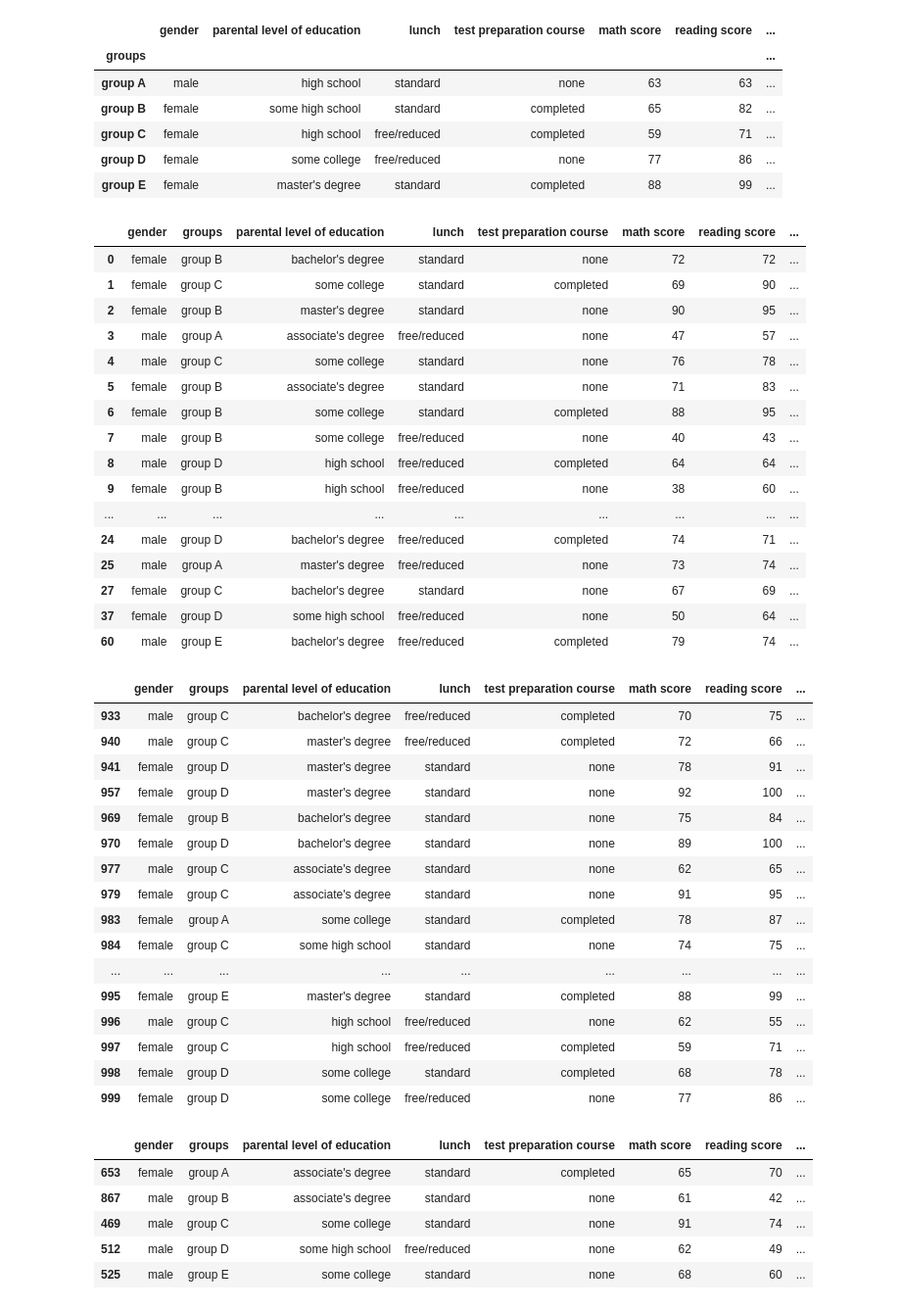
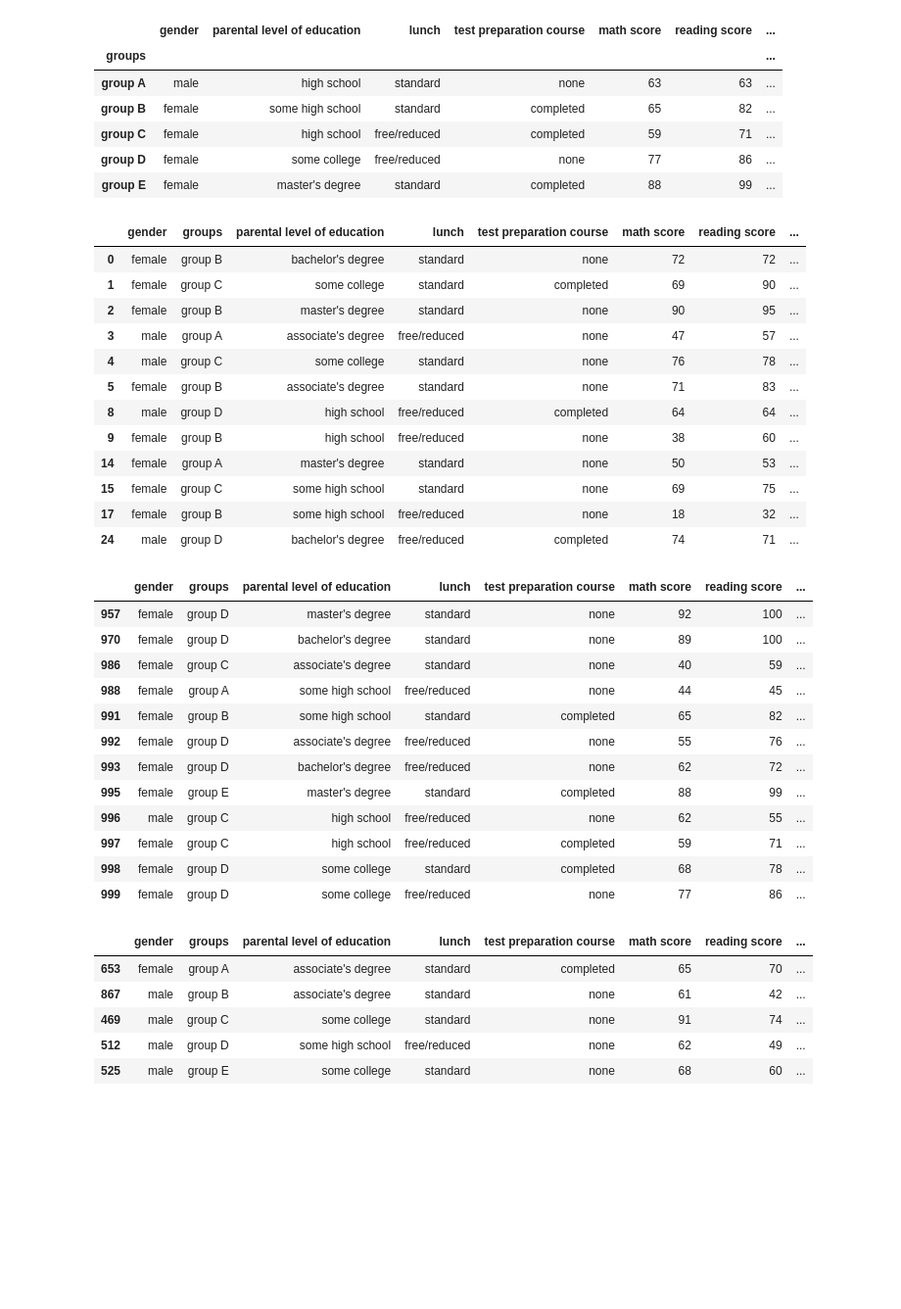
Before and after one commit to skm22/RICR---Data-Science, a Jupyter notebook: Notes/3. Applied Python/2. RICR - Pandas Class Notes/3. RICR - Pandas groupby and merging Class Notebook.ipynb, the cells around one changed output. Shown at 98% size. Drawn from its saved outputs; the diff is of its cells as text; code cells hidden in the pictures; blank space fills up the shorter version.

Commit message:
updated in pandas groupby notebook

```diff
--- a/Notes/3. Applied Python/2. RICR - Pandas Class Notes/3. RICR - Pandas groupby and merging Class Notebook.ipynb
+++ b/Notes/3. Applied Python/2. RICR - Pandas Class Notes/3. RICR - Pandas groupby and merging Class Notebook.ipynb
@@ -272,41 +287,33 @@ groups.last()
 | group E | female | master's degree | standard | completed | 88 | 99 | ... |
 # %%
 # head(n) -> Returns the first n rows from each group.
-data1.groupby('parental level of education').head(4)
+data1.groupby('parental level of education').head(2)
 # %% [output]
 |  | gender | groups | parental level of education | lunch | test preparation course | math score | reading score | ... |
 | 0 | female | group B | bachelor's degree | standard | none | 72 | 72 | ... |
 | 1 | female | group C | some college | standard | completed | 69 | 90 | ... |
 | 2 | female | group B | master's degree | standard | none | 90 | 95 | ... |
 | 3 | male | group A | associate's degree | free/reduced | none | 47 | 57 | ... |
 | 4 | male | group C | some college | standard | none | 76 | 78 | ... |
 | 5 | female | group B | associate's degree | standard | none | 71 | 83 | ... |
-| 6 | female | group B | some college | standard | completed | 88 | 95 | ... |
-| 7 | male | group B | some college | free/reduced | none | 40 | 43 | ... |
 | 8 | male | group D | high school | free/reduced | completed | 64 | 64 | ... |
 | 9 | female | group B | high school | free/reduced | none | 38 | 60 | ... |
-| ... | ... | ... | ... | ... | ... | ... | ... | ... |
+| 14 | female | group A | master's degree | standard | none | 50 | 53 | ... |
+| 15 | female | group C | some high school | standard | none | 69 | 75 | ... |
+| 17 | female | group B | some high school | free/reduced | none | 18 | 32 | ... |
 | 24 | male | group D | bachelor's degree | free/reduced | completed | 74 | 71 | ... |
-| 25 | male | group A | master's degree | free/reduced | none | 73 | 74 | ... |
-| 27 | female | group C | bachelor's degree | standard | none | 67 | 69 | ... |
-| 37 | female | group D | some high school | free/reduced | none | 50 | 64 | ... |
-| 60 | male | group E | bachelor's degree | free/reduced | completed | 79 | 74 | ... |
 # %%
 # tail(n) -> Returns the last n rows from each group.
-data1.groupby('parental level of education').tail(4)
+data1.groupby('parental level of education').tail(2)
 # %% [output]
 |  | gender | groups | parental level of education | lunch | test preparation course | math score | reading score | ... |
-| 933 | male | group C | bachelor's degree | free/reduced | completed | 70 | 75 | ... |
-| 940 | male | group C | master's degree | free/reduced | completed | 72 | 66 | ... |
-| 941 | female | group D | master's degree | standard | none | 78 | 91 | ... |
 | 957 | female | group D | master's degree | standard | none | 92 | 100 | ... |
-| 969 | female | group B | bachelor's degree | standard | none | 75 | 84 | ... |
 | 970 | female | group D | bachelor's degree | standard | none | 89 | 100 | ... |
-| 977 | male | group C | associate's degree | standard | none | 62 | 65 | ... |
-| 979 | female | group C | associate's degree | standard | none | 91 | 95 | ... |
-| 983 | female | group A | some college | standard | completed | 78 | 87 | ... |
-| 984 | female | group C | some high school | standard | none | 74 | 75 | ... |
-| ... | ... | ... | ... | ... | ... | ... | ... | ... |
+| 986 | female | group C | associate's degree | standard | none | 40 | 59 | ... |
+| 988 | female | group A | some high school | free/reduced | none | 44 | 45 | ... |
+| 991 | female | group B | some high school | standard | completed | 65 | 82 | ... |
+| 992 | female | group D | associate's degree | free/reduced | none | 55 | 76 | ... |
+| 993 | female | group D | bachelor's degree | free/reduced | none | 62 | 72 | ... |
 | 995 | female | group E | master's degree | standard | completed | 88 | 99 | ... |
 | 996 | male | group C | high school | free/reduced | none | 62 | 55 | ... |
 | 997 | female | group C | high school | free/reduced | completed | 59 | 71 | ... |
```
Also changed, not shown: parts of 1 cell of this notebook.
